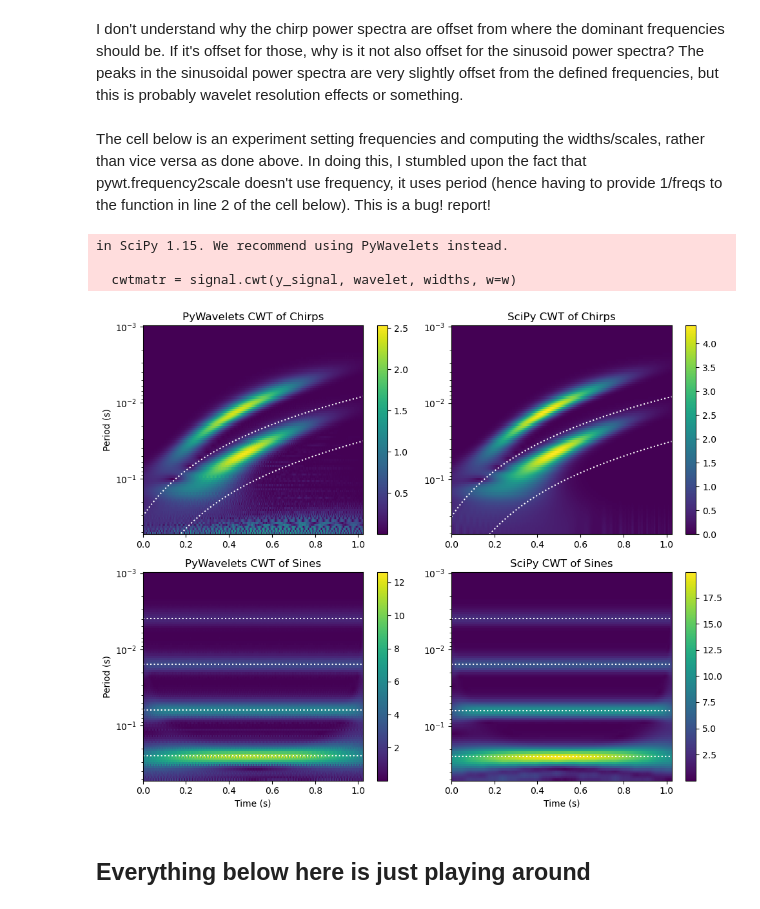
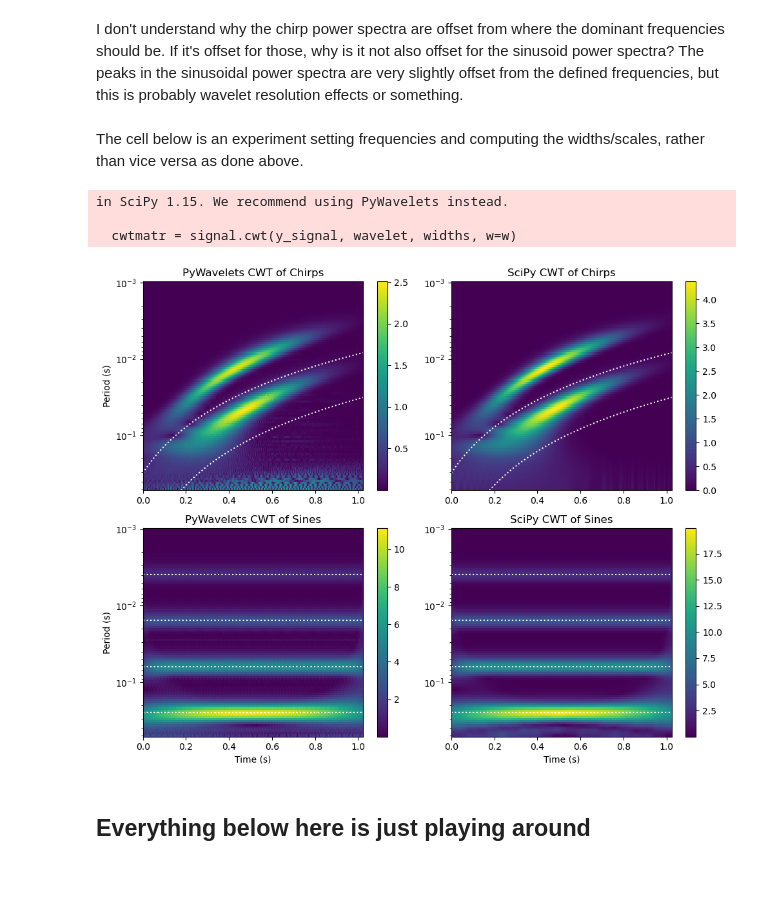
Before and after one commit to zclaytor/wavelet_fun, a Jupyter notebook: wavelets.ipynb, the cells around one changed output. Cells and saved outputs as stored; diff of their text form; code cells hidden in the pictures; blank space fills up the shorter version.

```diff
--- a/wavelets.ipynb
+++ b/wavelets.ipynb
@@ -199,11 +199,11 @@ in SciPy 1.15. We recommend using PyWavelets instead.
 # %% [markdown]
 I don't understand why the chirp power spectra are offset from where the dominant frequencies should be. If it's offset for those, why is it not also offset for the sinusoid power spectra? The peaks in the sinusoidal power spectra are very slightly offset from the defined frequencies, but this is probably wavelet resolution effects or something.
 # %% [markdown]
-The cell below is an experiment setting frequencies and computing the widths/scales, rather than vice versa as done above. In doing this, I stumbled upon the fact that pywt.frequency2scale doesn't use frequency, it uses period (hence having to provide 1/freqs to the function in line 2 of the cell below). This is a bug! report!
+The cell below is an experiment setting frequencies and computing the widths/scales, rather than vice versa as done above.
 # %%
 def cwt_pywt(time, y_signal, freqs, wavelet="cmor1.5-1.0"):
-    widths = pywt.frequency2scale("cmor1.5-1.0", 1/freqs)
     sampling_period = np.diff(time).mean()
+    widths = pywt.frequency2scale("cmor1.5-1.0", freqs*sampling_period)
     cwtmatr, freqs = pywt.cwt(y_signal, widths, wavelet, sampling_period=sampling_period)
     cwtmatr = np.abs(cwtmatr)
 
@@ -232,9 +232,9 @@ def cwt_scipy(time, y_signal, freqs, w=6, wavelet=signal.morlet2):
 # logarithmic scale for scales, as suggested by Torrence & Compo:
 freqs = np.geomspace(2, 1000, 100)
 
-#chirp_power_pywt, chirp_period_pywt = cwt_pywt(time, chirp_signal, freqs)
+chirp_power_pywt, chirp_period_pywt = cwt_pywt(time, chirp_signal, freqs)
 chirp_power_scipy, chirp_period_scipy = cwt_scipy(time, chirp_signal, freqs)
-#sines_power_pywt, sines_period_pywt = cwt_pywt(time, sine_signal, freqs)
+sines_power_pywt, sines_period_pywt = cwt_pywt(time, sine_signal, freqs)
 sines_power_scipy, sines_period_scipy = cwt_scipy(time, sine_signal, freqs)
 
 # shift time to define edges of the cells
@@ -265,34 +265,34 @@ ax2.set_yscale("log")
 ax2.set_title("SciPy CWT of Chirps")
 ax2.set_ylim(ylim2[::-1])
 fig.colorbar(pcm2, ax=ax2)
 
 pcm3 = ax3.pcolormesh(time1, sines_period_pywt, sines_power_pywt, **kw)
 ylim3 = ax3.get_ylim()
 ax3.hlines(periods, xmin=time[0], xmax=time[-1], color="w", linestyle=":")
 ax3.set_yscale("log")
 ax3.set_xlabel("Time (s)")
 ax3.set_ylabel("Period (s)")
 ax3.set_title("PyWavelets CWT of Sines")
 ax3.set_ylim(ylim3[::-1])
 fig.colorbar(pcm3, ax=ax3)
 
 pcm4 = ax4.pcolormesh(time1, sines_period_scipy, sines_power_scipy, **kw)
 ylim4 = ax4.get_ylim()
 ax4.hlines(periods, xmin=time[0], xmax=time[-1], color="w", linestyle=":")
 ax4.set_yscale("log")
 ax4.set_xlabel("Time (s)")
 #ax4.set_ylabel("Period (s)")
 ax4.set_title("SciPy CWT of Sines")
 ax4.invert_yaxis()
 ax4.set_ylim(ylim4[::-1])
 fig.colorbar(pcm4, ax=ax4)
 
 fig.tight_layout()
 # %% [output]
 in SciPy 1.15. We recommend using PyWavelets instead.
 
   cwtmatr = signal.cwt(y_signal, wavelet, widths, w=w)
-[figure, old version]
+[figure, new version]
 # %% [markdown]
 ## Everything below here is just playing around
 # %%
```
